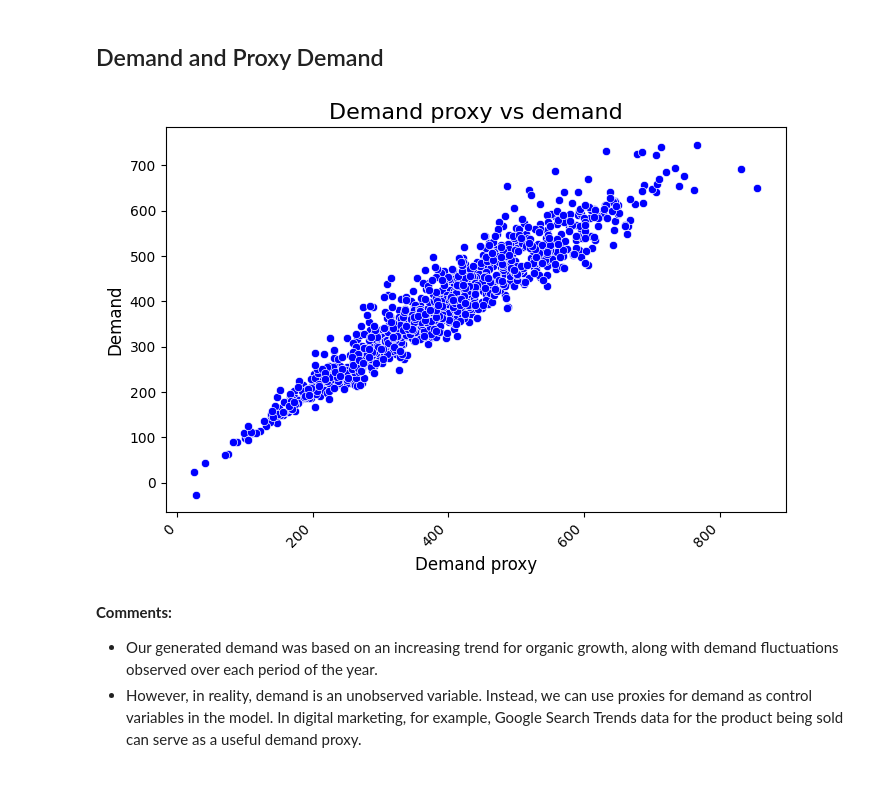
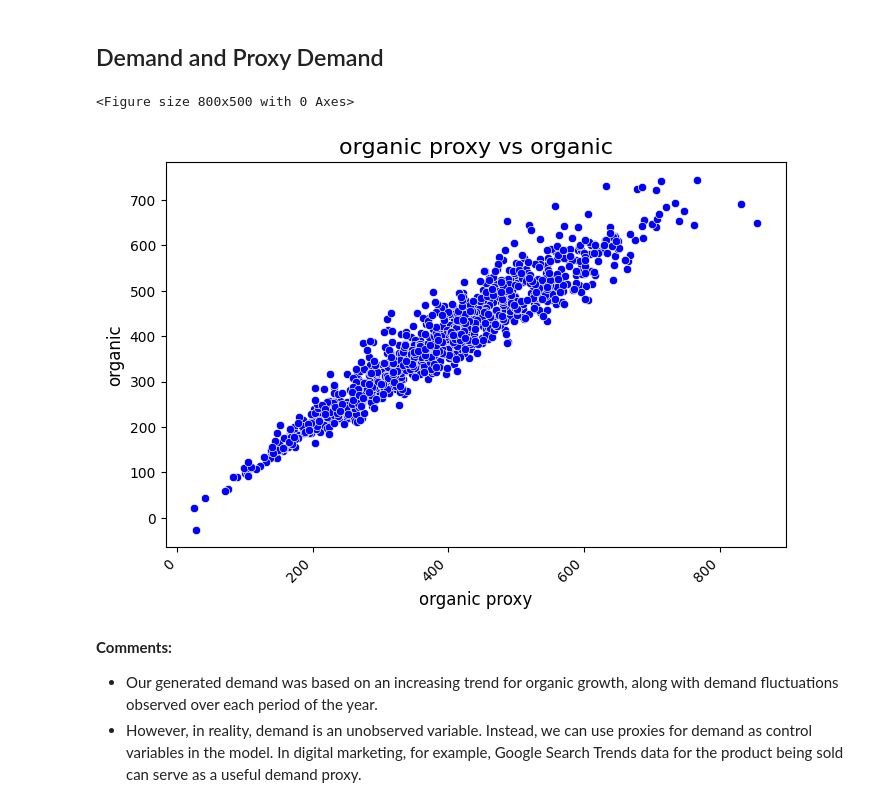
Before and after one commit to Tayerquach/MMM_Project, a Jupyter notebook: notebooks/preprocessing.ipynb, the cells around one changed output. Cells and saved outputs as stored; diff of their text form; code cells hidden in the pictures.

```diff
--- a/notebooks/preprocessing.ipynb
+++ b/notebooks/preprocessing.ipynb
@@ -229,15 +229,16 @@ plt.show()
 # %%
 plt.figure(figsize=(8, 5))
 
-sns.scatterplot(x=df['demand_proxy'], y=df['demand'], color="blue")
+sns.scatterplot(x=df['organic_proxy'], y=df['organic'], color="blue")
 
-plt.title('Demand proxy vs demand', fontsize=16)
-plt.xlabel('Demand proxy', fontsize=12)
-plt.ylabel('Demand', fontsize=12)
+plt.title('organic proxy vs organic', fontsize=16)
+plt.xlabel('organic proxy', fontsize=12)
+plt.ylabel('organic', fontsize=12)
 plt.xticks(rotation=45, ha='right')
 plt.show()
 # %% [output]
+<Figure size 800x500 with 0 Axes>
-[figure, old version]
+[figure, new version]
 # %% [markdown]
 **Comments:**
 * Our generated demand was based on an increasing trend for organic growth, along with demand fluctuations observed over each period of the year.
```
Also changed, not shown: parts of 15 cells of this notebook, 5 other files.
